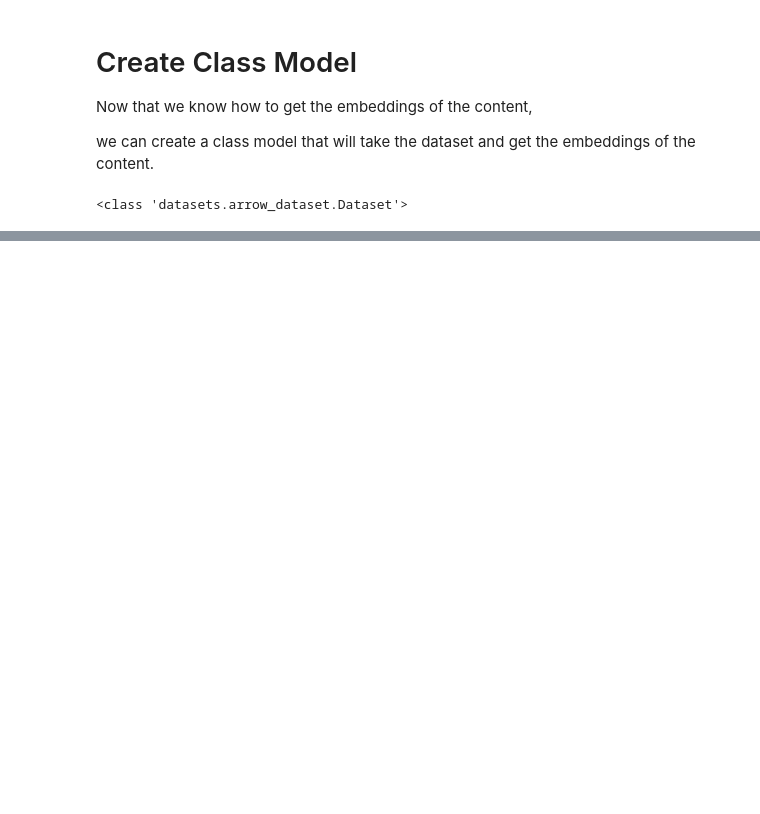
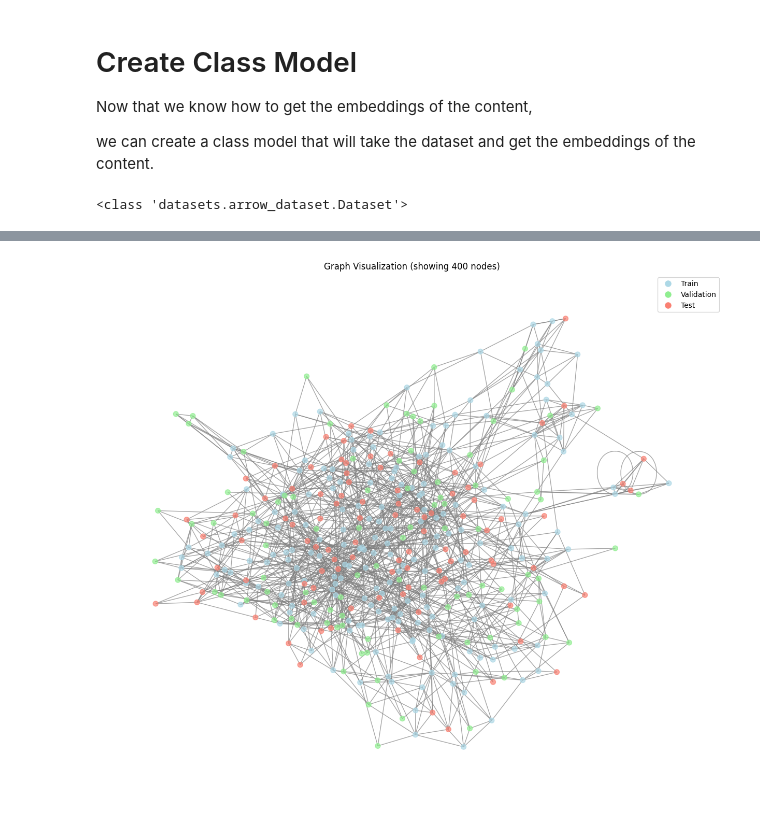
Before and after one commit to LittleFish-Coder/GemGNN, a Jupyter notebook: utils/build_graph.ipynb, the cells around one changed output, grey strips where cells are left out. Drawn from its saved outputs; the diff is of its cells as text; code cells hidden in the pictures; blank space fills up the shorter version.

Commit message:
build first graph and train

```diff
--- a/utils/build_graph.ipynb
+++ b/utils/build_graph.ipynb
@@ -374,0 +419,46 @@ visualize_graph(graph)
+# %%
+import torch
+import networkx as nx
+import matplotlib.pyplot as plt
+
+def visualize_graph(data, show_num_nodes=100):
+    edge_index = data.edge_index.cpu().numpy()
+    G = nx.Graph()
+    G.add_nodes_from(range(data.num_nodes))
+    for i, j in edge_index.T:
+        G.add_edge(i, j)
+
+    # Select a subset of nodes to visualize
+    nodes_to_show = list(range(min(show_num_nodes, data.num_nodes)))
+    subgraph = G.subgraph(nodes_to_show)
+
+    pos = nx.spring_layout(subgraph)
+    plt.figure(figsize=(12, 10))
+
+    # Color nodes based on their mask
+    node_colors = []
+    for node in subgraph.nodes():
+        if data.train_mask[node]:
+            node_colors.append('lightblue')
+        elif data.val_mask[node]:
+            node_colors.append('lightgreen')
+        elif data.test_mask[node]:
+            node_colors.append('salmon')
+        else:
+            node_colors.append('gray')
+
+    nx.draw(subgraph, pos, node_color=node_colors, node_size=50, edge_color='gray', alpha=0.7, with_labels=False)
+
+    # Add a legend
+    plt.legend(handles=[plt.Line2D([0], [0], marker='o', color='w', markerfacecolor='lightblue', markersize=10, label='Train'),
+                        plt.Line2D([0], [0], marker='o', color='w', markerfacecolor='lightgreen', markersize=10, label='Validation'),
+                        plt.Line2D([0], [0], marker='o', color='w', markerfacecolor='salmon', markersize=10, label='Test')],
+               loc='upper right')
+
+    plt.title(f"Graph Visualization (showing {len(subgraph)} nodes)")
+    plt.show()
+# %%
+# Call the function
+visualize_graph(graph, show_num_nodes=500)
+# %% [output]
+[figure, added]
```
Also changed, not shown: parts of 25 cells of this notebook, 1 other file.
